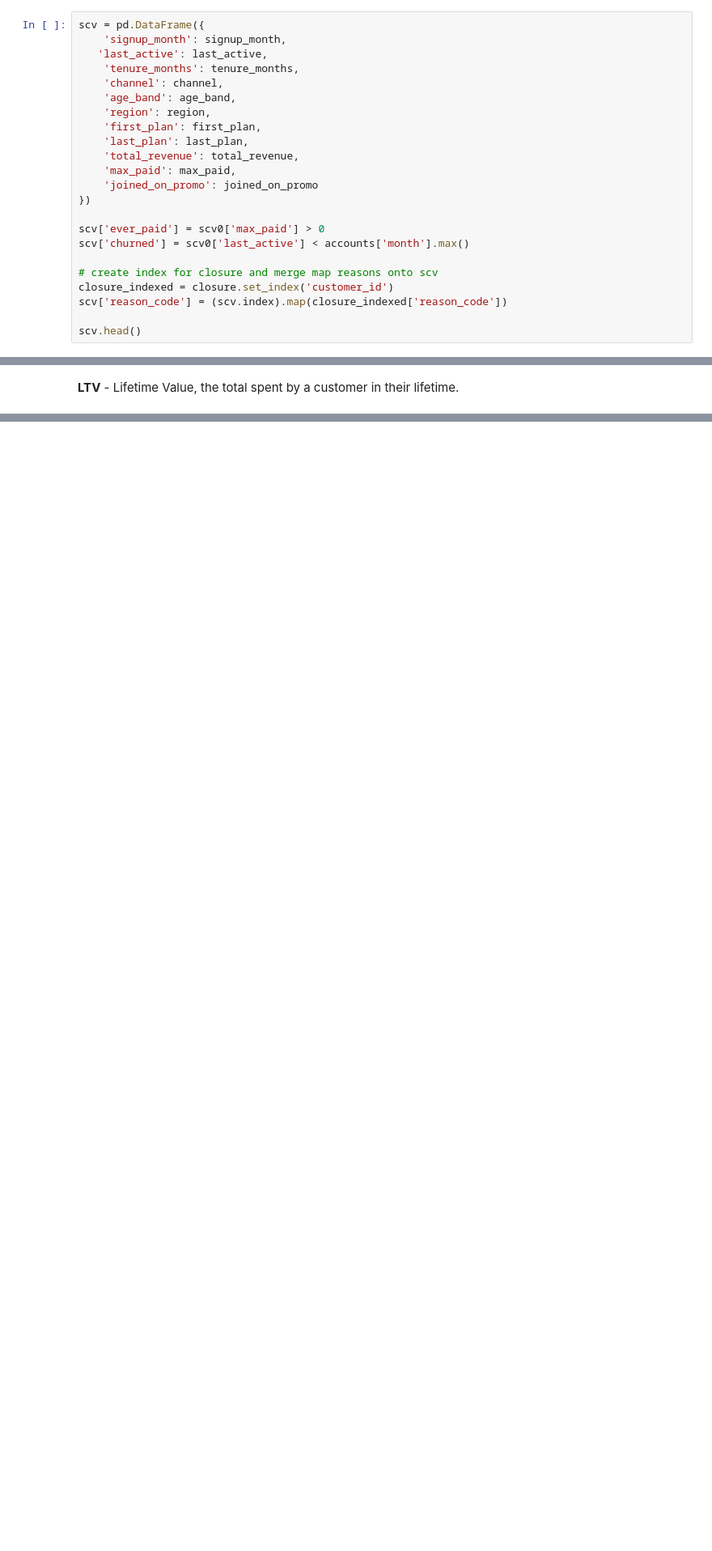
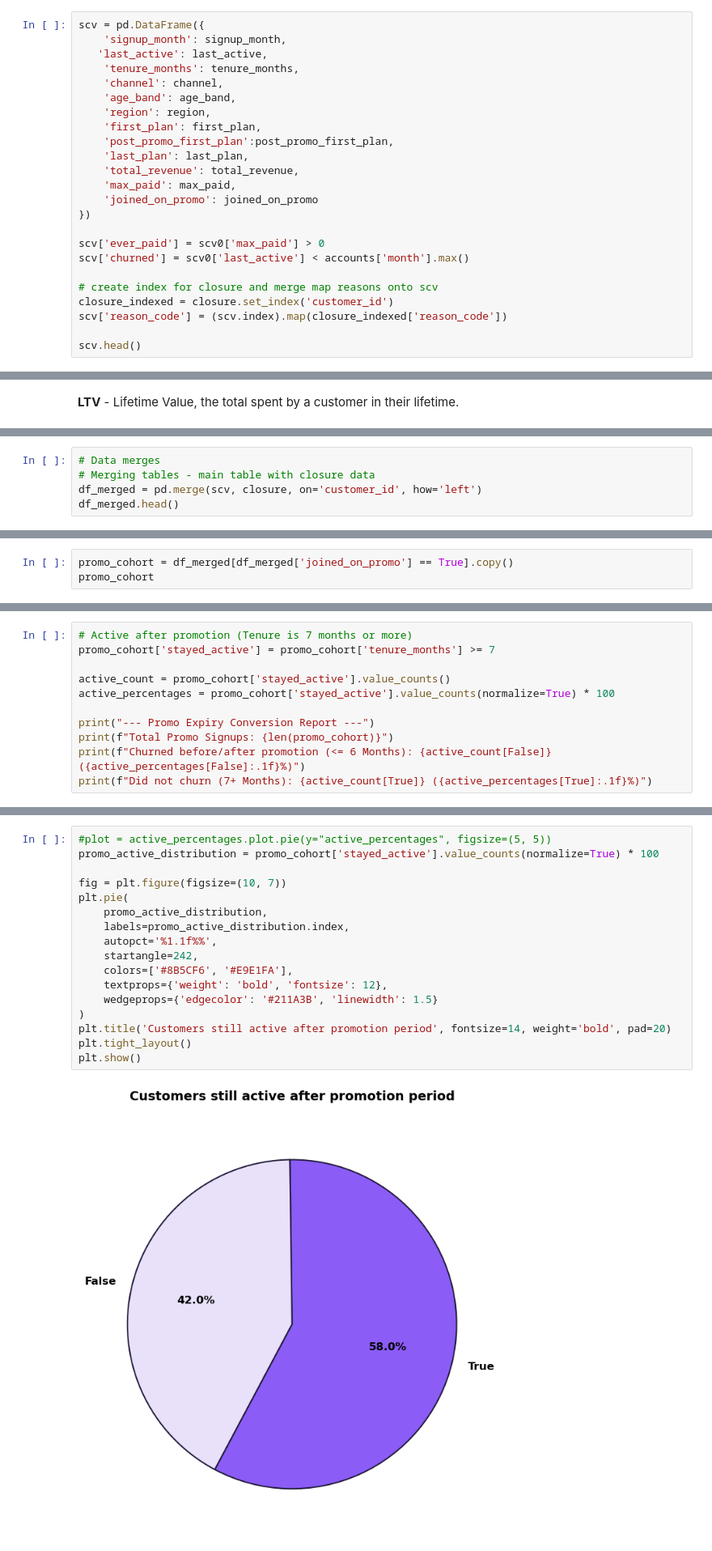
Before and after one commit to geraintmelville/moneycraft_project, a Jupyter notebook: Geraint.ipynb, the cells around one changed output, grey strips where cells are left out. Shown at 81% size. Cells and saved outputs as stored; diff of their text form; blank space fills up the shorter version.

Commit message:
Merge promo analysis into main notebook

```diff
--- a/Geraint.ipynb
+++ b/Geraint.ipynb
@@ -270,6 +277,7 @@ scv = pd.DataFrame({
     'age_band': age_band,
     'region': region,
     'first_plan': first_plan,
+    'post_promo_first_plan':post_promo_first_plan,
     'last_plan': last_plan,
     'total_revenue': total_revenue,
     'max_paid': max_paid,
@@ -843,0 +850,5 @@ If we look at LTV:CAC, we obtain a fairly good proxy metric for ROI of each chan
+# %%
+# Data merges
+# Merging tables - main table with closure data
+df_merged = pd.merge(scv, closure, on='customer_id', how='left')
+df_merged.head()
@@ -843,0 +862,3 @@ If we look at LTV:CAC, we obtain a fairly good proxy metric for ROI of each chan
+# %%
+promo_cohort = df_merged[df_merged['joined_on_promo'] == True].copy()
+promo_cohort
@@ -843,0 +907,11 @@ If we look at LTV:CAC, we obtain a fairly good proxy metric for ROI of each chan
+# %%
+# Active after promotion (Tenure is 7 months or more)
+promo_cohort['stayed_active'] = promo_cohort['tenure_months'] >= 7
+
+active_count = promo_cohort['stayed_active'].value_counts()
+active_percentages = promo_cohort['stayed_active'].value_counts(normalize=True) * 100
+
+print("--- Promo Expiry Conversion Report ---")
+print(f"Total Promo Signups: {len(promo_cohort)}")
+print(f"Churned before/after promotion (<= 6 Months): {active_count[False]} ({active_percentages[False]:.1f}%)")
+print(f"Did not churn (7+ Months): {active_count[True]} ({active_percentages[True]:.1f}%)")
@@ -843,0 +923,19 @@ If we look at LTV:CAC, we obtain a fairly good proxy metric for ROI of each chan
+# %%
+#plot = active_percentages.plot.pie(y="active_percentages", figsize=(5, 5))
+promo_active_distribution = promo_cohort['stayed_active'].value_counts(normalize=True) * 100
+
+fig = plt.figure(figsize=(10, 7))
+plt.pie(
+    promo_active_distribution,
+    labels=promo_active_distribution.index,
+    autopct='%1.1f%%',
+    startangle=242,
+    colors=['#8B5CF6', '#E9E1FA'],
+    textprops={'weight': 'bold', 'fontsize': 12},
+    wedgeprops={'edgecolor': '#211A3B', 'linewidth': 1.5}
+)
+plt.title('Customers still active after promotion period', fontsize=14, weight='bold', pad=20)
+plt.tight_layout()
+plt.show()
+# %% [output]
+[figure, added]
```
Also changed, not shown: parts of 43 cells of this notebook, 1 other file.
